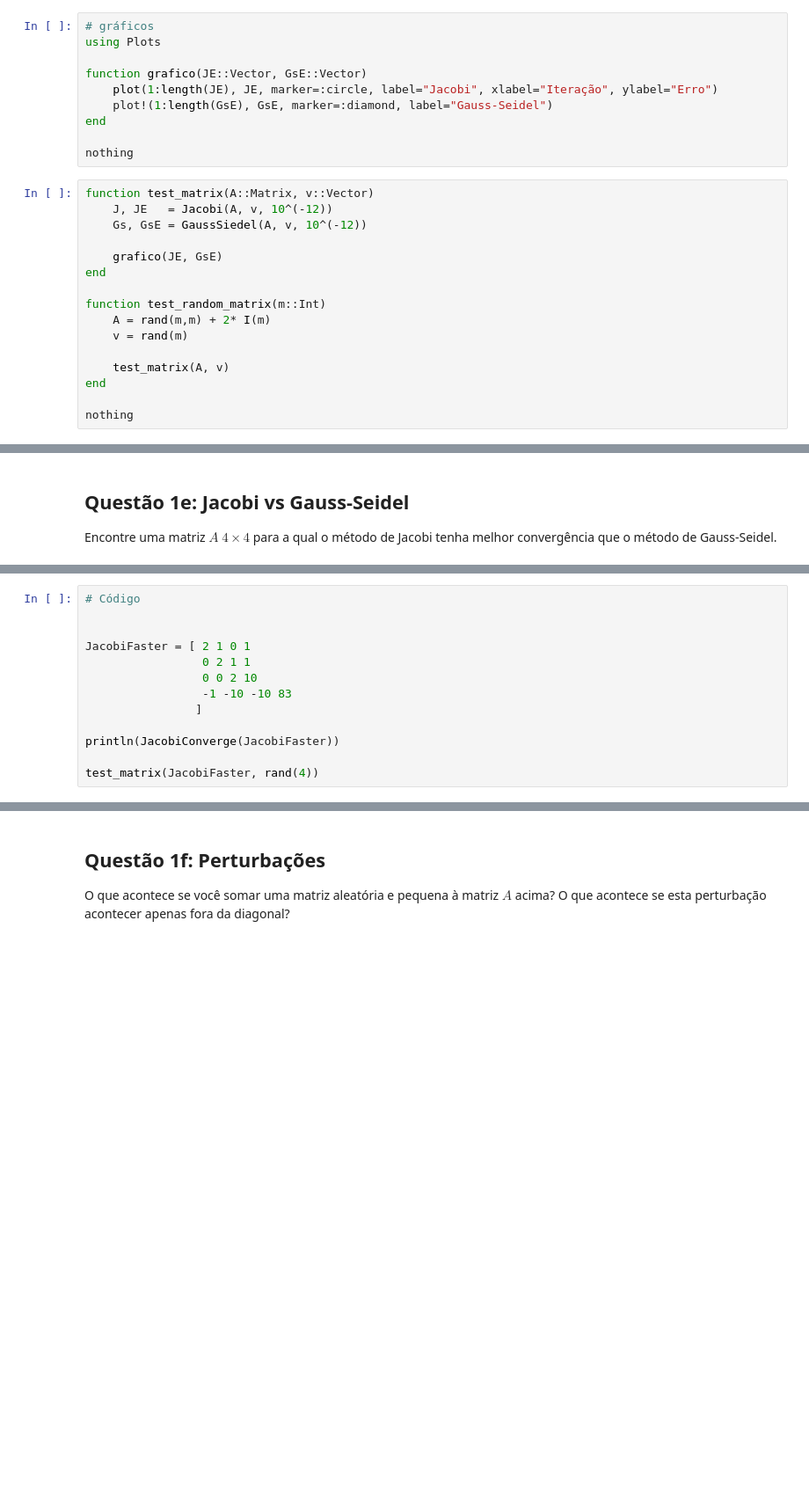
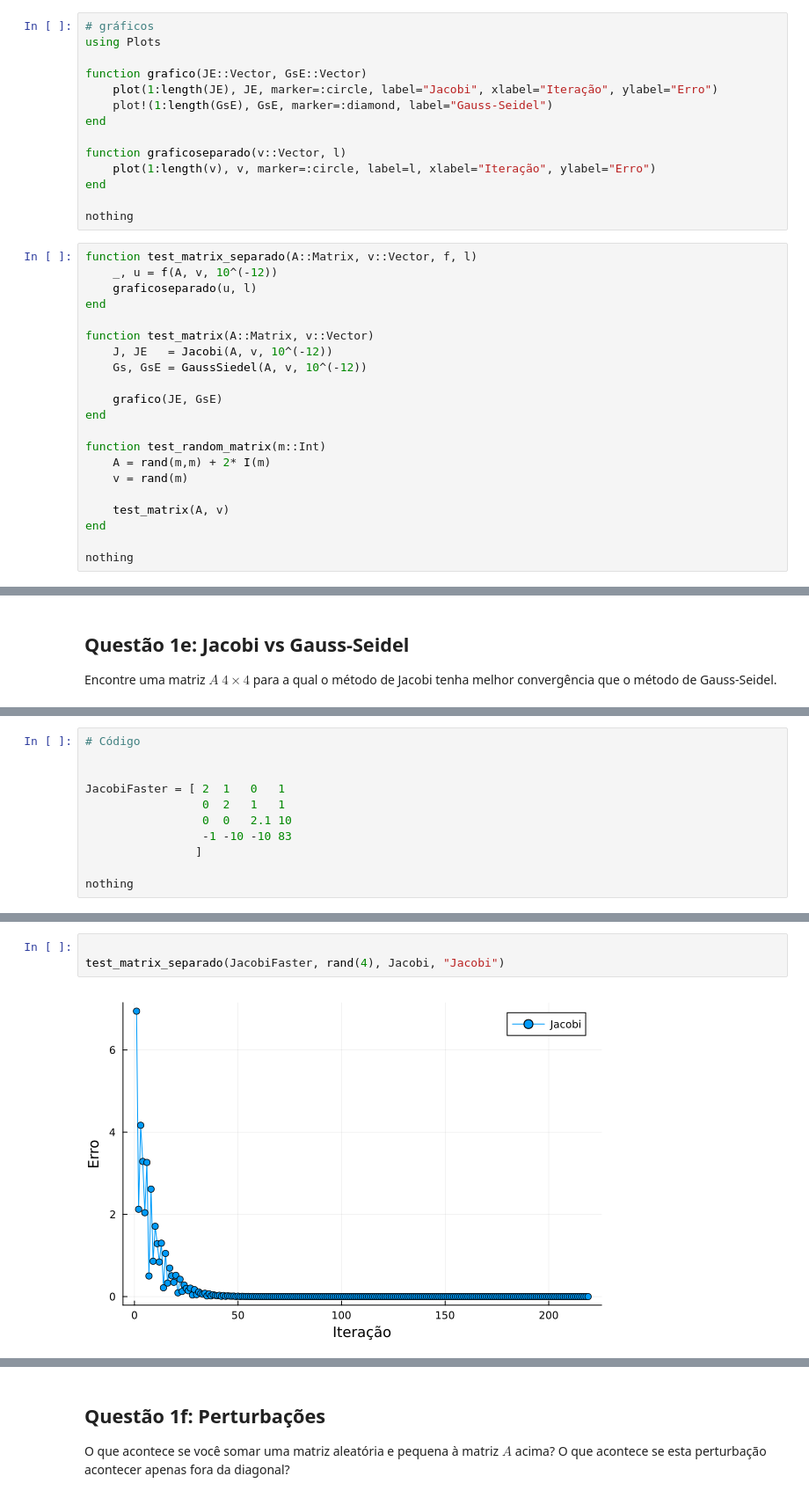
Before and after one commit to FGVTrabalhos/Jacobi, a Jupyter notebook: Projeto2.ipynb, the cells around one changed output, grey strips where cells are left out. Shown at 88% size. Cells and saved outputs as stored; diff of their text form; blank space fills up the shorter version.

```diff
--- a/Projeto2.ipynb
+++ b/Projeto2.ipynb
@@ -117,8 +117,17 @@ function grafico(JE::Vector, GsE::Vector)
     plot!(1:length(GsE), GsE, marker=:diamond, label="Gauss-Seidel")
 end
 
+function graficoseparado(v::Vector, l)
+    plot(1:length(v), v, marker=:circle, label=l, xlabel="Iteração", ylabel="Erro")
+end
+
 nothing
 # %%
+function test_matrix_separado(A::Matrix, v::Vector, f, l)
+    _, u = f(A, v, 10^(-12))
+    graficoseparado(u, l)
+end
+
 function test_matrix(A::Matrix, v::Vector)
     J, JE   = Jacobi(A, v, 10^(-12))
     Gs, GsE = GaussSiedel(A, v, 10^(-12))
@@ -244,12 +256,10 @@ Encontre uma matriz $A$ $4 \times 4$ para a qual o método de Jacobi tenha melho
 # Código
 
 
-JacobiFaster = [ 2 1 0 1
-                 0 2 1 1
-                 0 0 2 10
+JacobiFaster = [ 2  1   0   1
+                 0  2   1   1
+                 0  0   2.1 10
                  -1 -10 -10 83
                 ]
 
-println(JacobiConverge(JacobiFaster))
-
-test_matrix(JacobiFaster, rand(4))
+nothing
@@ -257,0 +266,5 @@ test_matrix(JacobiFaster, rand(4))
+# %%
+
+test_matrix_separado(JacobiFaster, rand(4), Jacobi, "Jacobi")
+# %% [output]
+[figure, added]
```
Also changed, not shown: parts of 8 cells of this notebook.
